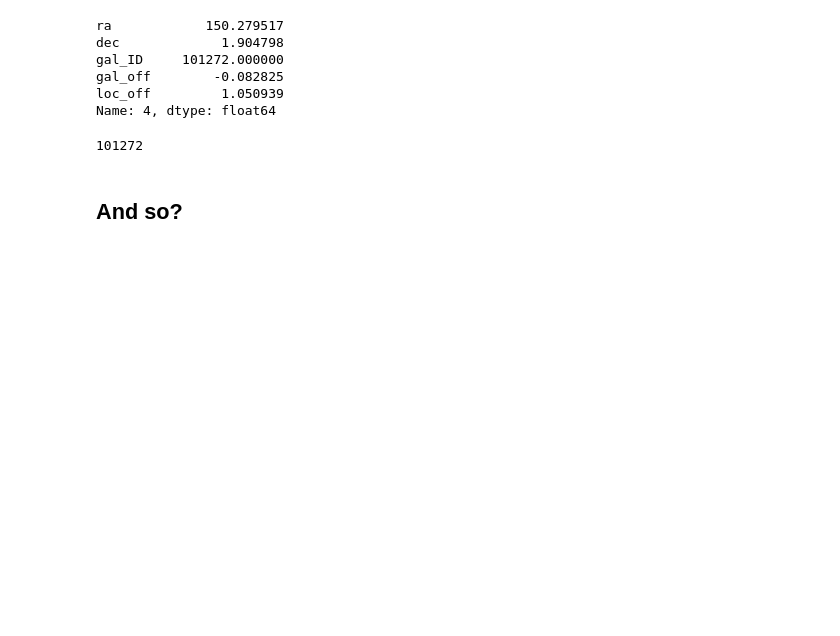
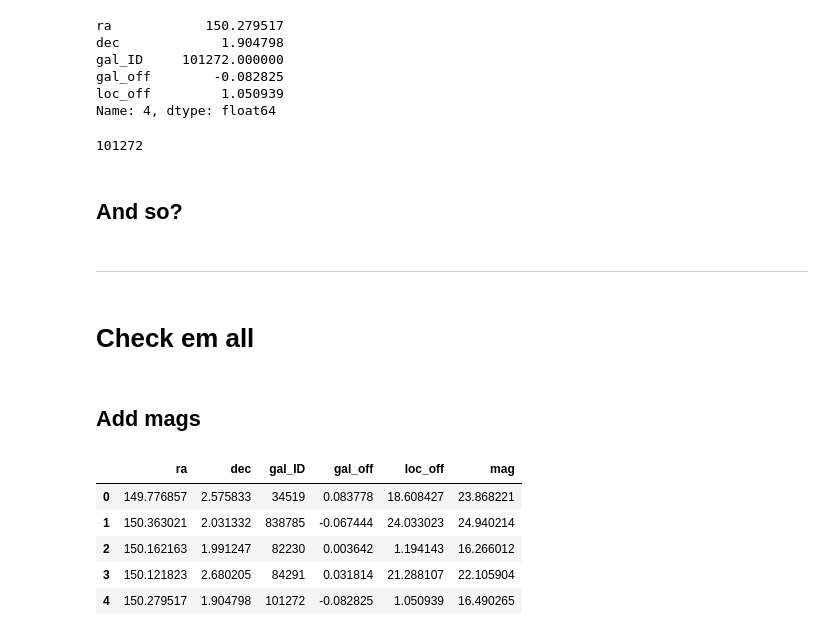
Before and after one commit to FRBs/astropath, a Jupyter notebook: calculations/CHIME/GBO/InspectFirstTry.ipynb, the cells around one changed output. Cells and saved outputs as stored; diff of their text form; code cells hidden in the pictures; blank space fills up the shorter version.

```diff
--- a/calculations/CHIME/GBO/InspectFirstTry.ipynb
+++ b/calculations/CHIME/GBO/InspectFirstTry.ipynb
@@ -102,3 +104,22 @@ frbs.loc[ftry.loc[best_i, 'iFRB'], 'gal_ID']
 ## And so?
 # %%
 assert frbs.loc[ftry.loc[best_i, 'iFRB'], 'gal_ID'] == ftry.loc[best_i, 'gal_ID']
+# %% [markdown]
+----
+# %% [markdown]
+# Check em all
+# %% [markdown]
+## Add mags
+# %%
+mt = catalog_utils.match_ids(frbs.gal_ID.values, cosmos.index)
+# %%
+frbs['mag'] = cosmos.iloc[mt]['mag_best'].values
+# %%
+frbs.head()
+# %% [output]
+|  | ra | dec | gal_ID | gal_off | loc_off | mag |
+| 0 | 149.776857 | 2.575833 | 34519 | 0.083778 | 18.608427 | 23.868221 |
+| 1 | 150.363021 | 2.031332 | 838785 | -0.067444 | 24.033023 | 24.940214 |
+| 2 | 150.162163 | 1.991247 | 82230 | 0.003642 | 1.194143 | 16.266012 |
+| 3 | 150.121823 | 2.680205 | 84291 | 0.031814 | 21.288107 | 22.105904 |
+| 4 | 150.279517 | 1.904798 | 101272 | -0.082825 | 1.050939 | 16.490265 |
```
Also changed, not shown: parts of 12 cells of this notebook, 4 other files.
